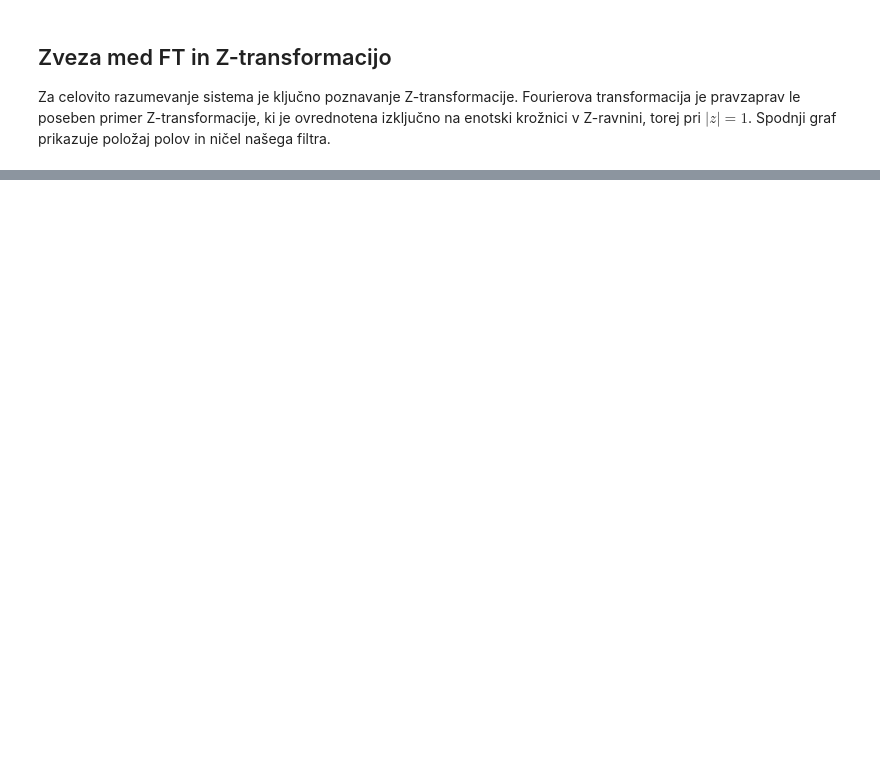
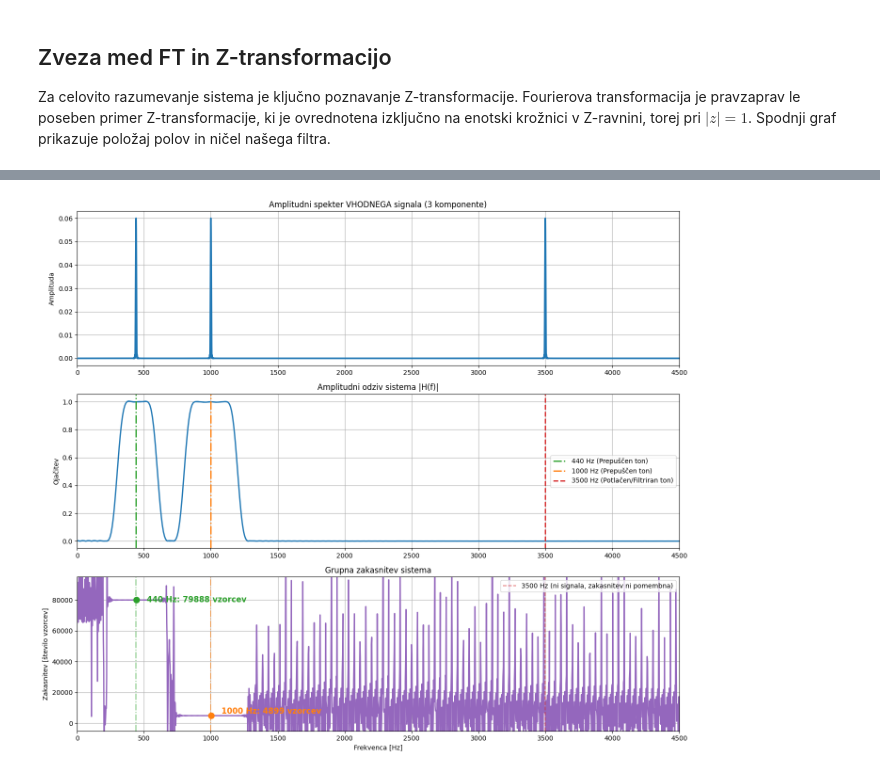
Before and after one commit to LAPSyLAB/DSP_Python_notes_and_examples, a Jupyter notebook: Predavanja/04_Frekvencna_domena/04_Frekvencna_domena.ipynb, the cells around one changed output, grey strips where cells are left out. Cells and saved outputs as stored; diff of their text form; code cells hidden in the pictures; blank space fills up the shorter version.

```diff
--- a/Predavanja/04_Frekvencna_domena/04_Frekvencna_domena.ipynb
+++ b/Predavanja/04_Frekvencna_domena/04_Frekvencna_domena.ipynb
@@ -181,0 +296,84 @@ plt.show()
+# %%
+import numpy as np
+import matplotlib.pyplot as plt
+from scipy import signal
+from scipy.fft import fft, fftfreq
+
+# 1. Spekter vhodnega signala
+N_fft = len(x_input)
+xf_input = fftfreq(N_fft, 1/fs)
+yf_input = fft(x_input)
+magnitude_input = 2.0/N_fft * np.abs(yf_input[:N_fft//2])
+freqs_input = xf_input[:N_fft//2]
+
+# 2. Amplitudni odziv in grupna zakasnitev sistema
+w, h_resp = signal.freqz(h, worN=8000, fs=fs)
+w_gd, gd_samples = signal.group_delay((h, 1), w=8000, fs=fs)
+
+# Določitev specifičnih vrednosti zakasnitve za naše frekvence
+idx_440 = np.argmin(np.abs(w_gd - 440))
+idx_1000 = np.argmin(np.abs(w_gd - 1000))
+idx_3500 = np.argmin(np.abs(w_gd - 3500))
+
+# Natančno število vzorcev zakasnitve
+gd_samp_440 = int(gd_samples[idx_440])
+gd_samp_1000 = int(gd_samples[idx_1000])
+
+plt.figure(figsize=(14, 12))
+
+# --- GRAF A: Amplitudni spekter vhodnega signala ---
+plt.subplot(3, 1, 1)
+# Uporabimo tab:blue, ki se lepo vidi tudi na temnih ozadjih
+plt.plot(freqs_input, magnitude_input, color='tab:blue', linewidth=2.5, zorder=3)
+plt.fill_between(freqs_input, magnitude_input, color='tab:blue', alpha=0.3, zorder=2)
+plt.title('Amplitudni spekter VHODNEGA signala (3 komponente)')
+plt.ylabel('Amplituda')
+plt.xlim(0, 4500)
+plt.grid(True, zorder=1)
+
+# --- GRAF B: Amplitudni odziv sistema |H(f)| ---
+plt.subplot(3, 1, 2)
+plt.plot(w, np.abs(h_resp), linewidth=2, color='tab:blue')
+# Dodamo črte za vse tri komponente z različnimi barvami
+plt.axvline(440, color='tab:green', linestyle='-.', linewidth=2, label='440 Hz (Prepuščen ton)')
+plt.axvline(1000, color='tab:orange', linestyle='-.', linewidth=2, label='1000 Hz (Prepuščen ton)')
+plt.axvline(3500, color='tab:red', linestyle='--', linewidth=2, label='3500 Hz (Potlačen/Filtriran ton)')
+plt.title('Amplitudni odziv sistema |H(f)|')
+plt.ylabel('Ojačitev')
+plt.xlim(0, 4500)
+plt.legend(loc='center right')
+plt.grid(True)
+
+# --- GRAF C: Grupna zakasnitev sistema ---
+plt.subplot(3, 1, 3)
+plt.plot(w_gd, gd_samples, color='tab:purple', linewidth=2)
+
+# KLJUČNO: Omejimo Y-os, da skrijemo matematične neskončnosti (1e6) pri filtriranih frekvencah!
+plt.ylim(-5000, gd_samp_440 + 15000)
+
+# Označimo zakasnitve s črtami
+plt.axvline(440, color='tab:green', linestyle='-.', alpha=0.6)
+plt.axvline(1000, color='tab:orange', linestyle='-.', alpha=0.6)
+plt.axvline(3500, color='tab:red', linestyle='--', alpha=0.6, label='3500 Hz (ni signala, zakasnitev ni pomembna)')
+
+# Dodamo pike na krivuljo
+plt.plot(w_gd[idx_440], gd_samp_440, marker='o', markersize=9, color='tab:green')
+plt.plot(w_gd[idx_1000], gd_samp_1000, marker='o', markersize=9, color='tab:orange')
+
+# Dodamo TEKST in VREDNOSTI neposredno na graf poleg pik
+plt.text(440 + 80, gd_samp_440, f'440 Hz: {gd_samp_440} vzorcev',
+         color='tab:green', fontsize=12, fontweight='bold', va='center')
+plt.text(1000 + 80, gd_samp_1000, f'1000 Hz: {gd_samp_1000} vzorcev',
+         color='tab:orange', fontsize=12, fontweight='bold', va='bottom')
+
+plt.title('Grupna zakasnitev sistema')
+plt.xlabel('Frekvenca [Hz]')
+plt.ylabel('Zakasnitev [število vzorcev]')
+plt.xlim(0, 4500)
+plt.legend(loc='upper right')
+plt.grid(True)
+
+plt.tight_layout()
+plt.show()
+# %% [output]
+[figure, added]
```
Also changed, not shown: parts of 10 cells of this notebook, 2 other files.
